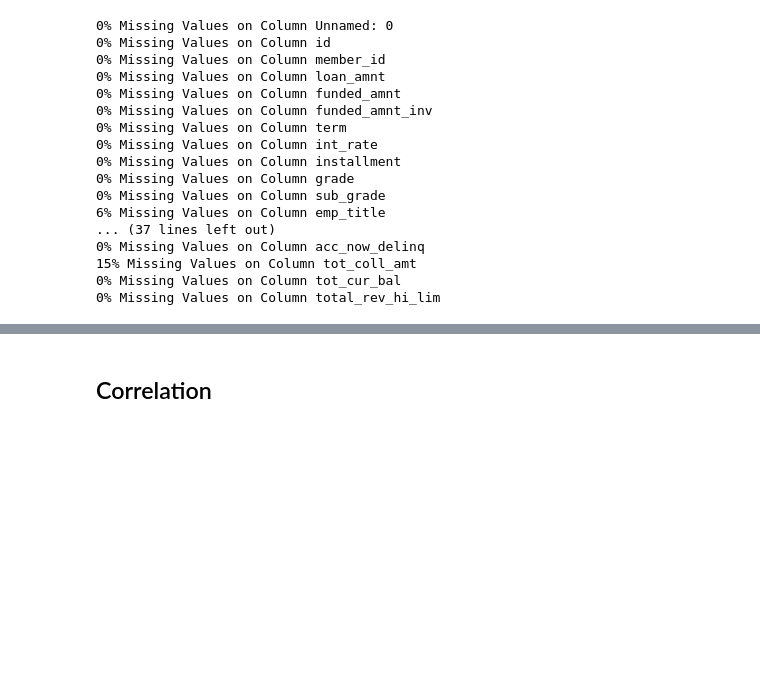
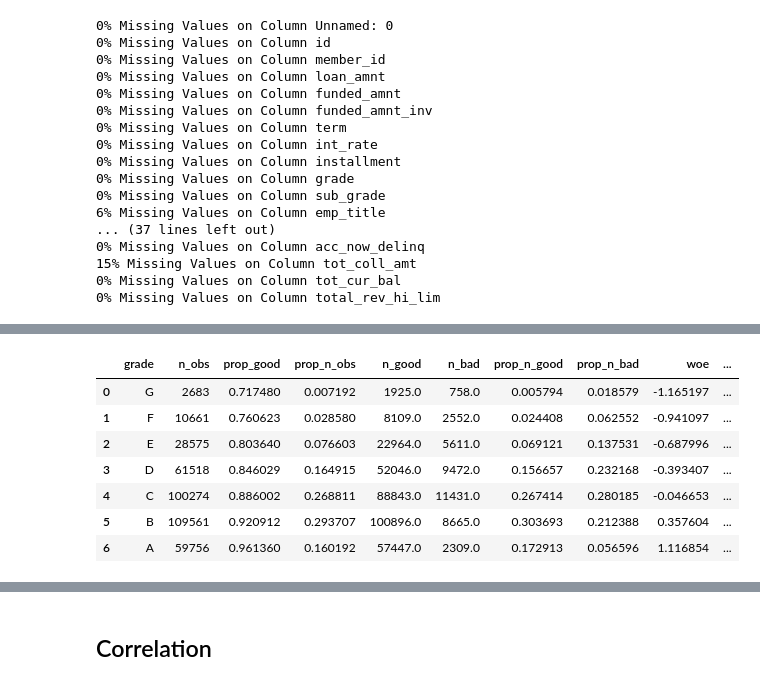
Before and after one commit to joaoaugustofrei/project_credit_analysis, a Jupyter notebook: loan_project/pre_processing.ipynb, the cells around one changed output, grey strips where cells are left out. Saved outputs shown, nothing was run; the diff lists cells and outputs as text; code cells hidden in the pictures; blank space fills up the shorter version.

```diff
--- a/loan_project/pre_processing.ipynb
+++ b/loan_project/pre_processing.ipynb
@@ -225,0 +406,7 @@ for col in loan_df.columns:
+# %%
+df1['n_good'] = df1.n_obs * df1.prop_good
+df1['n_bad'] = (1 - df1.prop_good) * df1.n_obs
+# %%
+df1['prop_n_good'] = df1.n_good / df1.n_good.sum()
+df1['prop_n_bad'] = df1.n_bad / df1.n_bad.sum()
+df1
@@ -225,0 +422,4 @@ for col in loan_df.columns:
+# %%
+# Getting the weight of evidence
+df1['woe'] = np.log(df1.prop_n_good / df1.prop_n_bad)
+df1
@@ -225,0 +435,6 @@ for col in loan_df.columns:
+# %%
+df1 = df1.sort_values(['woe'])
+# Sorts a dataframe by the values of a given column.
+df1 = df1.reset_index(drop = True)
+# We reset the index of a dataframe and overwrite it.
+df1
@@ -225,0 +450,15 @@ for col in loan_df.columns:
+# %%
+df1['diff_prop_good'] = df1['prop_good'].diff().abs()
+# We take the difference between two subsequent values of a column. Then, we take the absolute value of the result.
+df1['diff_woe'] = df1['woe'].diff().abs()
+# We take the difference between two subsequent values of a column. Then, we take the absolute value of the result.
+df1
+# %% [output]
+|  | grade | n_obs | prop_good | prop_n_obs | n_good | n_bad | prop_n_good | prop_n_bad | woe | ... |
+| 0 | G | 2683 | 0.717480 | 0.007192 | 1925.0 | 758.0 | 0.005794 | 0.018579 | -1.165197 | ... |
+| 1 | F | 10661 | 0.760623 | 0.028580 | 8109.0 | 2552.0 | 0.024408 | 0.062552 | -0.941097 | ... |
+| 2 | E | 28575 | 0.803640 | 0.076603 | 22964.0 | 5611.0 | 0.069121 | 0.137531 | -0.687996 | ... |
+| 3 | D | 61518 | 0.846029 | 0.164915 | 52046.0 | 9472.0 | 0.156657 | 0.232168 | -0.393407 | ... |
+| 4 | C | 100274 | 0.886002 | 0.268811 | 88843.0 | 11431.0 | 0.267414 | 0.280185 | -0.046653 | ... |
+| 5 | B | 109561 | 0.920912 | 0.293707 | 100896.0 | 8665.0 | 0.303693 | 0.212388 | 0.357604 | ... |
+| 6 | A | 59756 | 0.961360 | 0.160192 | 57447.0 | 2309.0 | 0.172913 | 0.056596 | 1.116854 | ... |
```
Also changed, not shown: parts of 40 cells of this notebook.
